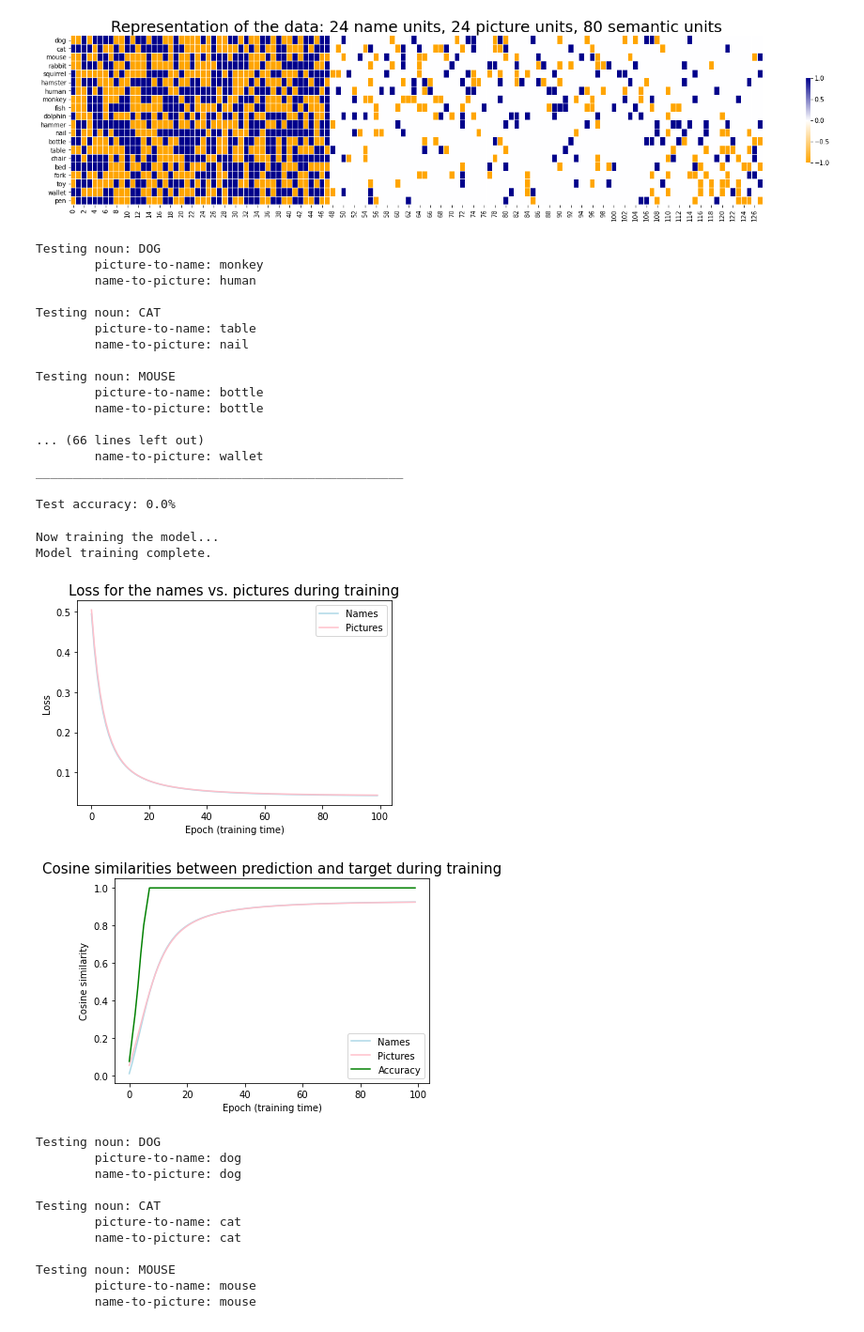
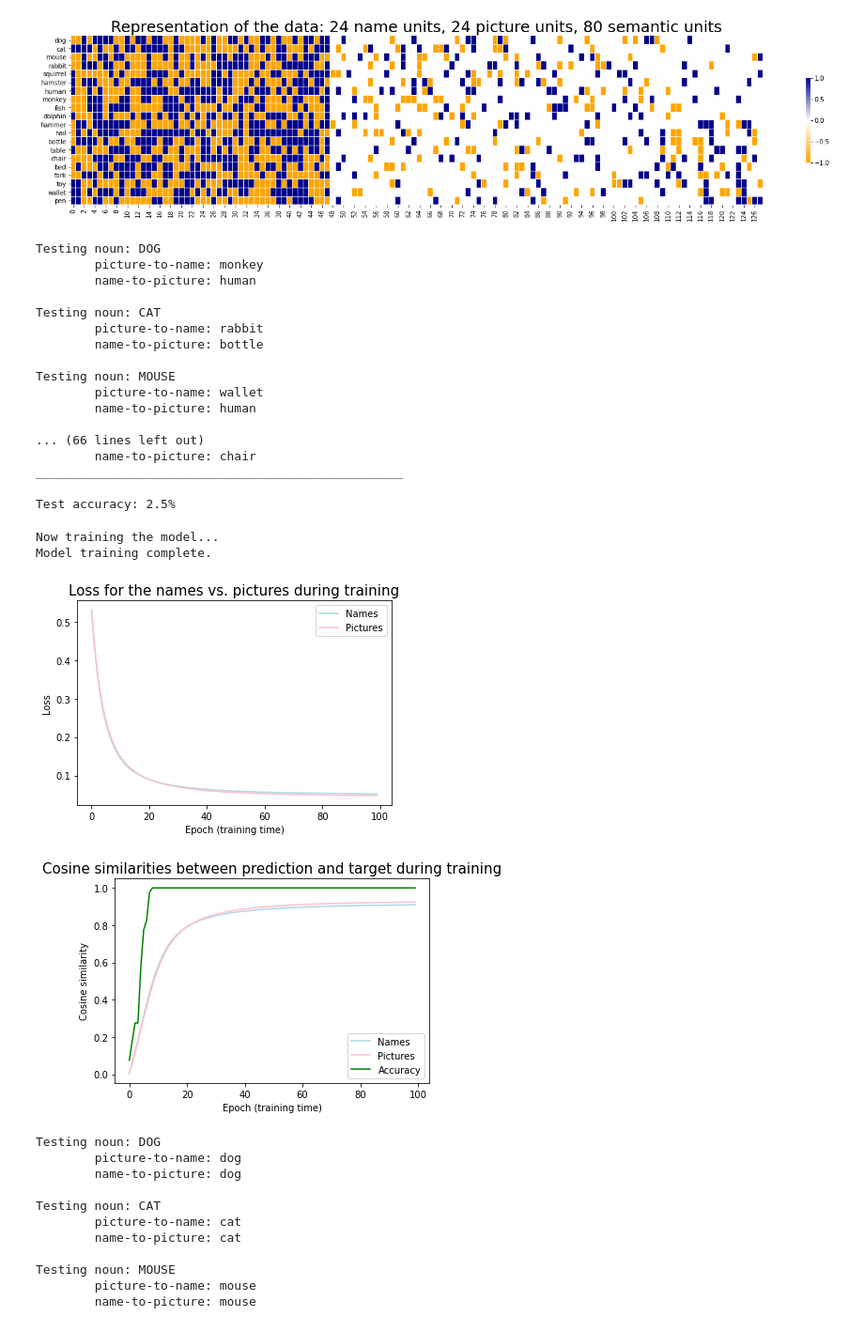
Before and after one commit to miriamschulz/KNP_project_Lesioning_connectionist_models, a Jupyter notebook: model.ipynb, the cells around one changed output. Shown at 94% size. Drawn from its saved outputs; the diff is of its cells as text; code cells hidden in the pictures.

```diff
--- a/model.ipynb
+++ b/model.ipynb
@@ -62,35 +62,35 @@ def generate_data(network_architecture, nouns, proportions):
                                      semantic_visual_values + semantic_functional_values
 
     return noun_activations
 
 
 # List of nouns, divided into animate and non-animate
 nouns={'anim': ['dog', 'cat', 'mouse', 'rabbit', 'squirrel', 'hamster',
                 'human', 'monkey', 'fish', 'dolphin'],
        'non-anim': ['hammer', 'nail', 'bottle', 'table', 'chair', 'bed',
                     'fork', 'toy', 'wallet', 'pen']}
 
 # Proportion of visual to functional units for each class
 proportion_visual_functional={'anim': (16, 2),
-                              'non-anim': (7, 7)}
+                              'non-anim': (10, 7)}
 
 # Network architecture
 network={'name_inputs': 24,
          'picture_inputs': 24,
          'semantic_visual': 60,
          'semantic_functional': 20}
 
 data = pd.DataFrame(generate_data(network, nouns, proportion_visual_functional)).T
 fig, ax = plt.subplots(figsize=(25,5))
 
 # Visualize the data
 cmap = LinearSegmentedColormap.from_list('GreenWhiteRed', ['orange', 'white', 'darkblue'])
 sns.heatmap(data, annot=False, cmap=cmap, vmin=-1, vmax=1, linewidths=0.01,
             linecolor='white', cbar_kws={'shrink': .5}, ax=ax)
 plt.title("Representation of the data: 24 name units, 24 picture units, 80 semantic units", fontsize=25)
 plt.show()
 # %% [output]
-[figure, old version]
+[figure, new version]
 # %%
 class Model(nn.Module):
 
@@ -369,18 +369,18 @@ Testing noun: DOG
         name-to-picture: human
 
 Testing noun: CAT
-        picture-to-name: table
-        name-to-picture: nail
+        picture-to-name: rabbit
+        name-to-picture: bottle
 
 Testing noun: MOUSE
-        picture-to-name: bottle
-        name-to-picture: bottle
+        picture-to-name: wallet
+        name-to-picture: human
 
 ... (66 lines left out)
-        name-to-picture: wallet
+        name-to-picture: chair
 __________________________________________________
 
-Test accuracy: 0.0%
+Test accuracy: 2.5%
 # %%
 # Train the model
 losses_names, sims_names, losses_pictures, sims_pictures, accs = train(train_data, model, n_epochs, learning_rate, \
@@ -408,8 +408,8 @@ plt.ylabel("Cosine similarity")
 plt.title("Cosine similarities between prediction and target during training", fontsize=15)
 plt.show()
 # %% [output]
-[figure, old version]
+[figure, new version]
-[figure, old version]
+[figure, new version]
 # %%
 # Test the trained model on the picture naming and name-2-picture tasks
 test(train_data, labels, model, cosinesim, "print_progress")
```
Also changed, not shown: parts of 2 cells of this notebook.
